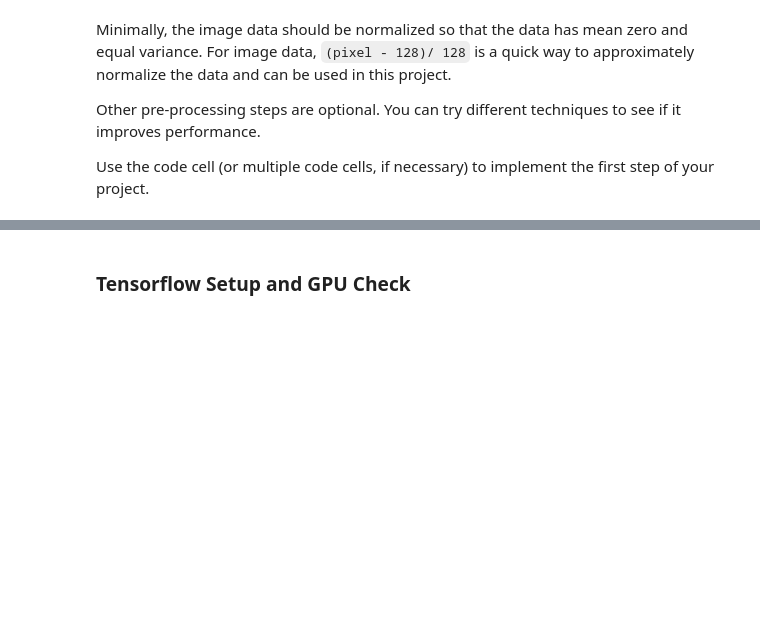
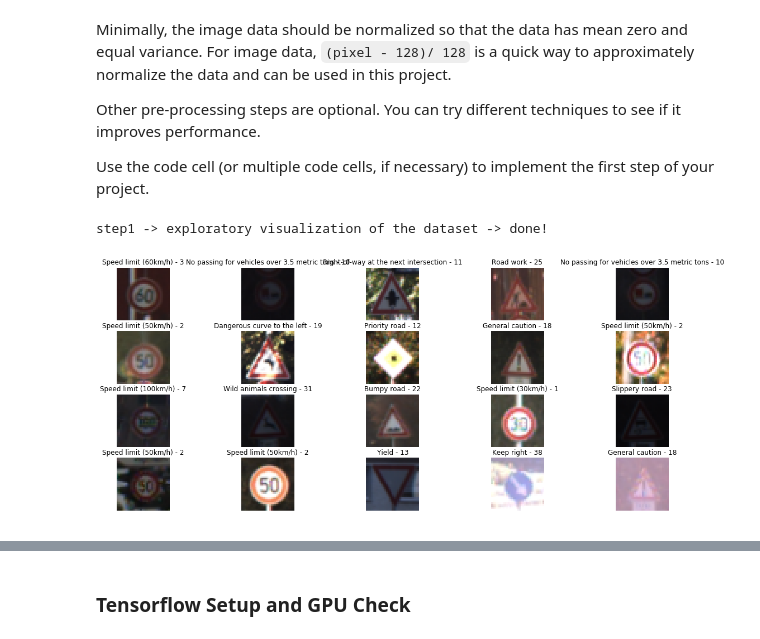
Before and after one commit to ashaik4/Traffic-Sign-Classifier-Project, a Jupyter notebook: Traffic_Sign_Classifier.ipynb, the cells around one changed output, grey strips where cells are left out. Drawn from its saved outputs; the diff is of its cells as text; code cells hidden in the pictures; blank space fills up the shorter version.

```diff
--- a/Traffic_Sign_Classifier.ipynb
+++ b/Traffic_Sign_Classifier.ipynb
@@ -201,15 +201,34 @@ def normalize(image):
-# %%
-
-### Preprocess the data here.
-### Feel free to use as many code cells as needed.
-
-# Shuffle the data
-from sklearn.utils import shuffle
-from sklearn.preprocessing import normalize
-X_train, y_train = shuffle(X_train, y_train)
-
-# Grayscale all images in trainset
-import cv2
-x_train_gray = []
-for z in range(np.shape(X_train)[0]):
-    x_train_gray.append(cv2.cvtColor(X_train[z],cv2.COLOR_BGR2GRAY))
+# %%
+
+### Data exploration visualization code goes here.
+### Feel free to use as many code cells as needed.
+import matplotlib.pyplot as plt
+import csv
+import random
+
+# Visualizations will be shown in the notebook.
+%matplotlib inline
+
+# load titles (english description) from .csv
+label_map = {}
+with open('./signnames.csv', newline='') as file:
+    reader = csv.reader(file)
+    for row in list(reader)[1:]:
+        label_map[row[0]] = row[1]
+
+# show images of 20 random data points
+fig, axs = plt.subplots(4,5, figsize=(20, 8))
+fig.subplots_adjust(hspace = .2, wspace=.001)
+axs = axs.ravel()
+for i in range(20):
+    index = random.randint(0, len(X_train))
+    image = X_train[index]
+    axs[i].axis('off')
+    axs[i].imshow(image)
+    axs[i].set_title( label_map[str(y_train[index])] + " - " + str(y_train[index]) )
+
+
+print("step1 -> exploratory visualization of the dataset -> done!")
+# %% [output]
+step1 -> exploratory visualization of the dataset -> done!
+[figure, added]
```
Also changed, not shown: parts of 14 cells of this notebook, 3 other files.
